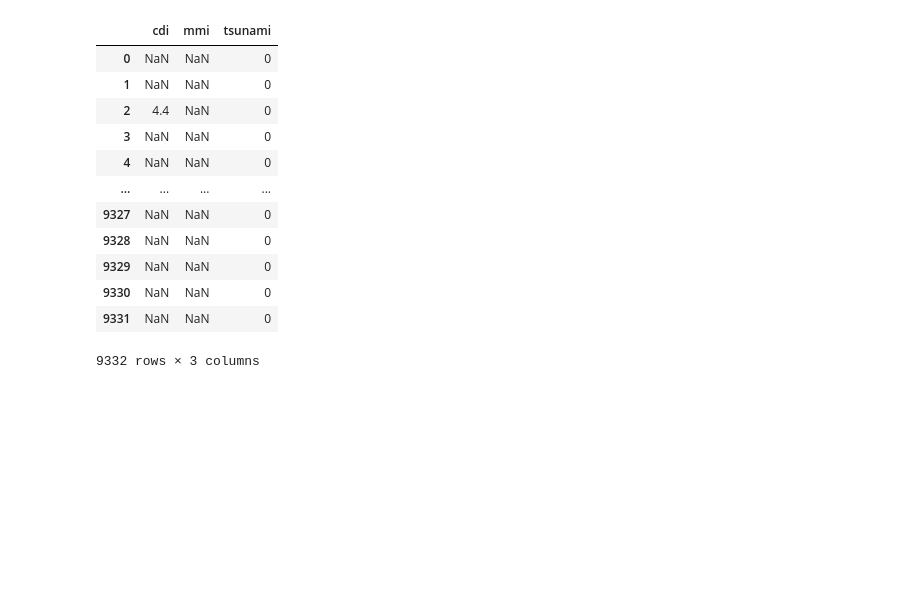
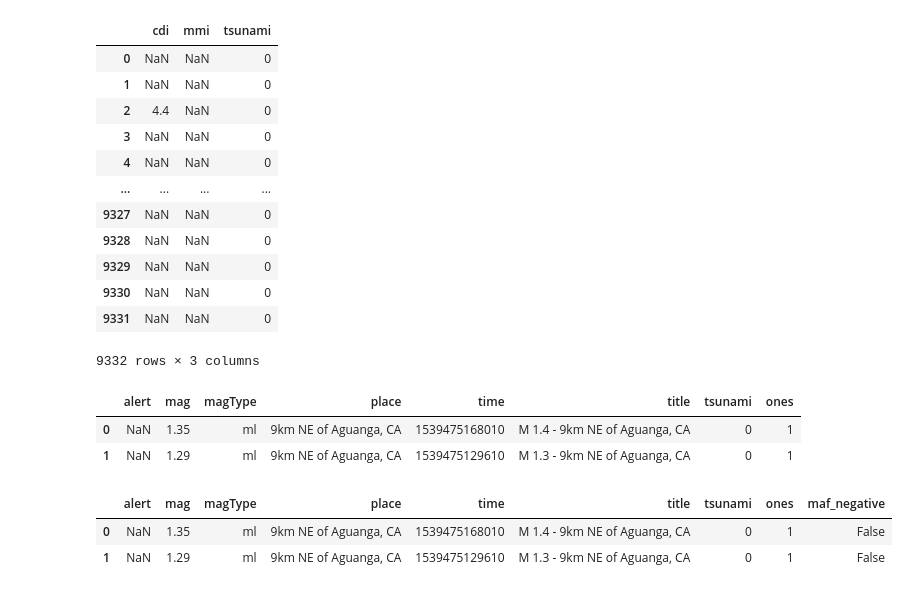
Before and after one commit to OfTheByteQuest/Data-Analytics-Learning-and-Projects, a Jupyter notebook: Chapter-2/Chapter-2.ipynb, the cells around one changed output. Saved outputs shown, nothing was run; the diff lists cells and outputs as text; code cells hidden in the pictures; blank space fills up the shorter version.

```diff
--- a/Chapter-2/Chapter-2.ipynb
+++ b/Chapter-2/Chapter-2.ipynb
@@ -825,3 +825,21 @@ df.filter(regex = 'i$', axis=1)
 | 9330 | NaN | NaN | 0 |
 | 9331 | NaN | NaN | 0 |
 9332 rows × 3 columns
+# %%
+df = pd.read_csv('/content/Data-Analytics-Learning-and-Projects/Chapter-2/data/earthquakes.csv',
+                 usecols = ['time', 'title', 'place', 'magType',
+                            'mag', 'alert', 'tsunami'])
+# %%
+df['ones'] = 1
+df.head(2)
+# %% [output]
+|  | alert | mag | magType | place | time | title | tsunami | ones |
+| 0 | NaN | 1.35 | ml | 9km NE of Aguanga, CA | 1539475168010 | M 1.4 - 9km NE of Aguanga, CA | 0 | 1 |
+| 1 | NaN | 1.29 | ml | 9km NE of Aguanga, CA | 1539475129610 | M 1.3 - 9km NE of Aguanga, CA | 0 | 1 |
+# %%
+df['maf_negative'] = df.mag < 0
+df.head(2)
+# %% [output]
+|  | alert | mag | magType | place | time | title | tsunami | ones | maf_negative |
+| 0 | NaN | 1.35 | ml | 9km NE of Aguanga, CA | 1539475168010 | M 1.4 - 9km NE of Aguanga, CA | 0 | 1 | False |
+| 1 | NaN | 1.29 | ml | 9km NE of Aguanga, CA | 1539475129610 | M 1.3 - 9km NE of Aguanga, CA | 0 | 1 | False |
```
Also changed, not shown: parts of 7 cells of this notebook.
